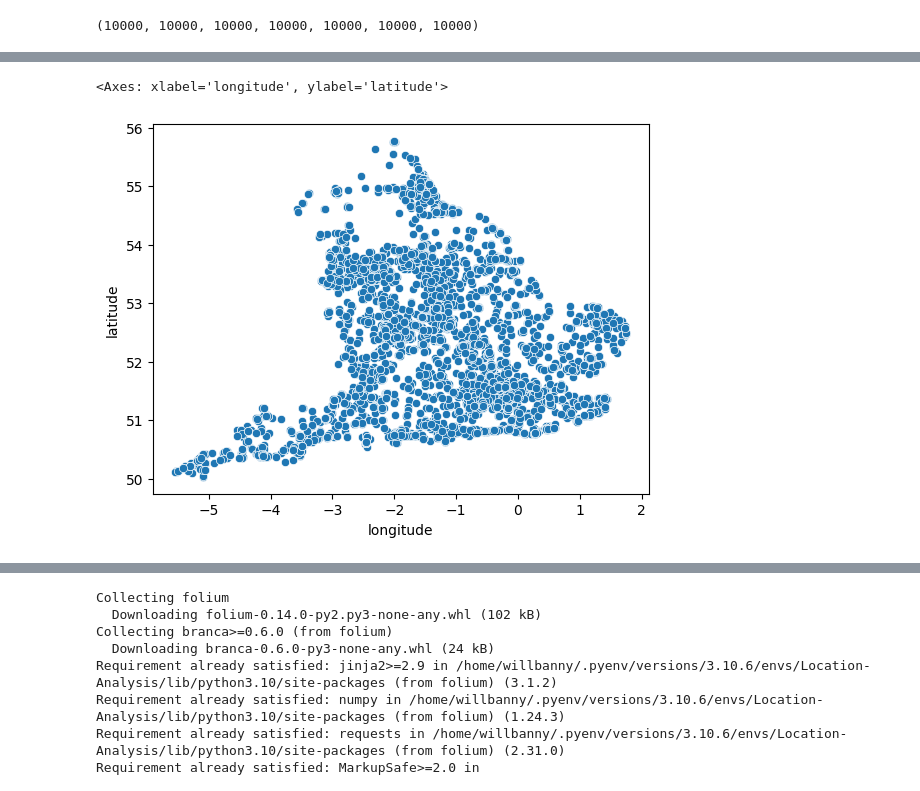
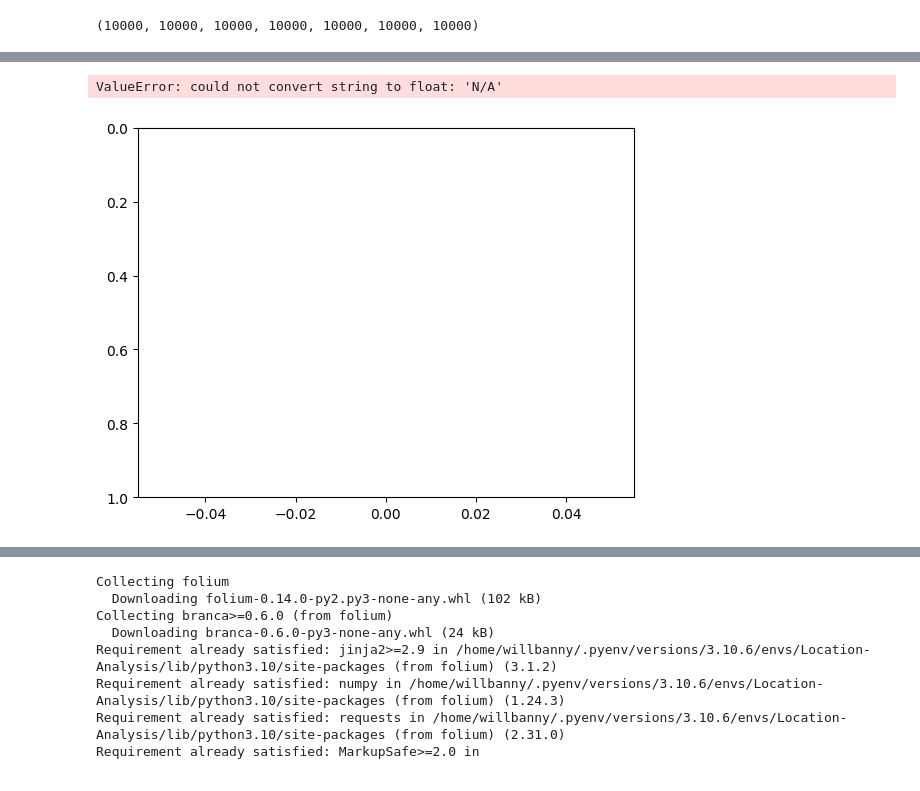
Before and after one commit to willbanny/Location-Analysis, a Jupyter notebook: carehome_api/carehome_api_coords.ipynb, the cells around one changed output, grey strips where cells are left out. Saved outputs shown, nothing was run; the diff lists cells and outputs as text; code cells hidden in the pictures.

Commit message:
updating carehome api notebook

```diff
--- a/carehome_api/carehome_api_coords.ipynb
+++ b/carehome_api/carehome_api_coords.ipynb
@@ -9,0 +6,3 @@ params_dict = {'perPage':10000,
+# %%
+pages_list = np.arange(1,108, 1)
+pages_list
@@ -10,6 +21,12 @@ params_dict = {'perPage':10000,
 # %%
-url = "https://api.cqc.org.uk/public/v1/locations/?partnerCode=OpenAnswers&careHome=Y"
 url_endpoint = "https://api.cqc.org.uk/public/v1/locations?"
-response = requests.get(url_endpoint, params_dict)
-output_dict = response.json()
-output_dict
+outputs = []
+
+for p in pages_list:
+    params_dict = {'perPage':1000,
+                   'partnerCode':"OpenAnswers",
+                   'page': p}
+    response = requests.get(url_endpoint, params_dict)
+    output_dict = response.json()
+    for i in range(len(output_dict['locations'])):
+        outputs.append(output_dict['locations'][i]['locationId'])
@@ -59,0 +75,21 @@ locations
+# %%
+location_names = []
+lats = []
+lons = []
+num_beds = []
+town_city = []
+region = []
+carehome_y_n = []
+
+for i in outputs:
+    loc_url = f"https://api.cqc.org.uk/public/v1/locations/{i}?partnerCode=OpenAnswers"
+    loc_response = requests.get(loc_url).json()
+    lats.append(loc_response.get('onspdLatitude', 'N/A'))
+    lons.append(loc_response.get('onspdLongitude', 'N/A'))
+    location_names.append(loc_response.get('name', 'N/A'))
+    num_beds.append(loc_response.get('numberOfBeds', 'N/A'))
+    town_city.append(loc_response.get('postalAddressTownCity', 'N/A'))
+    region.append(loc_response.get('region', 'N/A'))
+    carehome_y_n.append(loc_response.get('careHome', 'N/A'))
+
+len(lats), len(lons), len(location_names), len(num_beds), len(town_city), len(region), len(carehome_y_n)
@@ -101,0 +170,5 @@ carehomes_df.to_csv("../raw_data/carehome_locations.csv")
+# %%
+carehomes_df_clean = carehomes_df[carehomes_df['longitude'] != "N/A"]
+carehomes_df_clean = carehomes_df[carehomes_df['latitude'] != "N/A"]
+carehomes_df_clean = carehomes_df[carehomes_df['num_beds'] != "N/A"]
+carehomes_df_clean
@@ -102,5 +205,5 @@ carehomes_df.to_csv("../raw_data/carehome_locations.csv")
 # %%
-sns.scatterplot(x=carehomes_df['longitude'], y = carehomes_df['latitude'])
+sns.scatterplot(x=carehomes_df_clean['longitude'], y = carehomes_df_clean['latitude'])
 # %% [output]
-<Axes: xlabel='longitude', ylabel='latitude'>
+ValueError: could not convert string to float: 'N/A'
-[figure, old version]
+[figure, new version]
```
Also changed, not shown: parts of 24 cells of this notebook.
